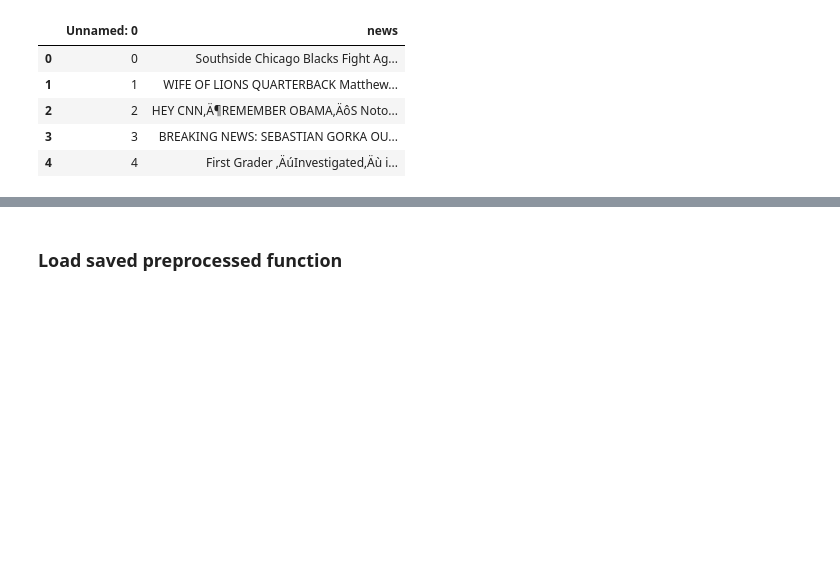
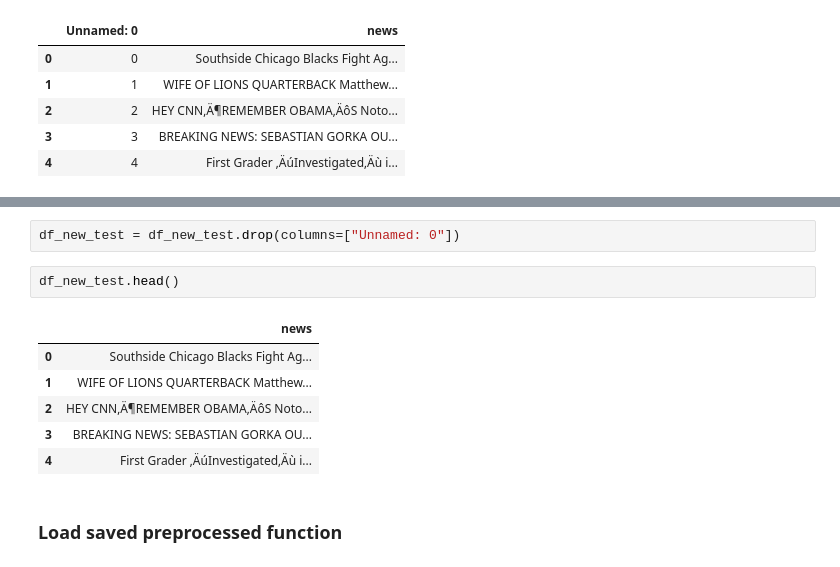
Before and after one commit to AnkitaSK/Proj2_Text_Classification, a Jupyter notebook: main.ipynb, the cells around one changed output, grey strips where cells are left out. Cells and saved outputs as stored; diff of their text form; blank space fills up the shorter version.

```diff
--- a/main.ipynb
+++ b/main.ipynb
@@ -439,3 +428,14 @@ Name: news, dtype: object
+# %%
+df_new_test = df_new_test.drop(columns=["Unnamed: 0"])
+# %%
+df_new_test.head()
+# %% [output]
+|  | news |
+| 0 | Southside Chicago Blacks Fight Ag... |
+| 1 | WIFE OF LIONS QUARTERBACK Matthew... |
+| 2 | HEY CNN‚Ä¶REMEMBER OBAMA‚ÄôS Noto... |
+| 3 | BREAKING NEWS: SEBASTIAN GORKA OU... |
+| 4 | First Grader ‚ÄúInvestigated‚Äù i... |
 # %% [markdown]
 ### Load saved preprocessed function
 # %%
```
Also changed, not shown: parts of 5 cells of this notebook, 1 other file.
